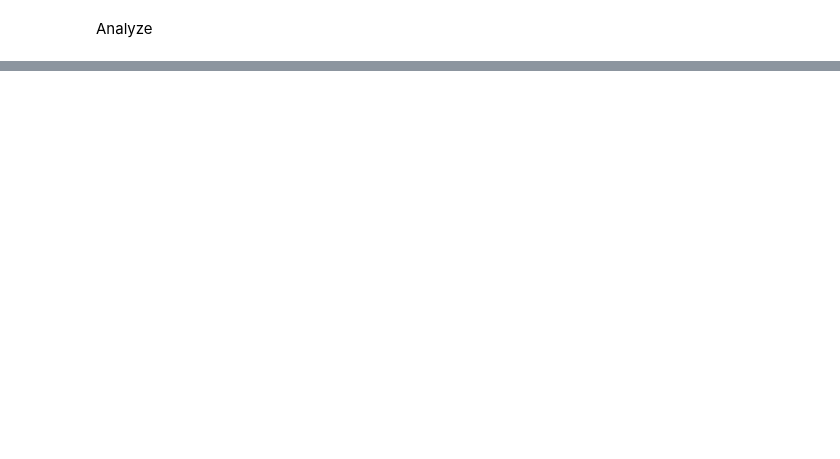
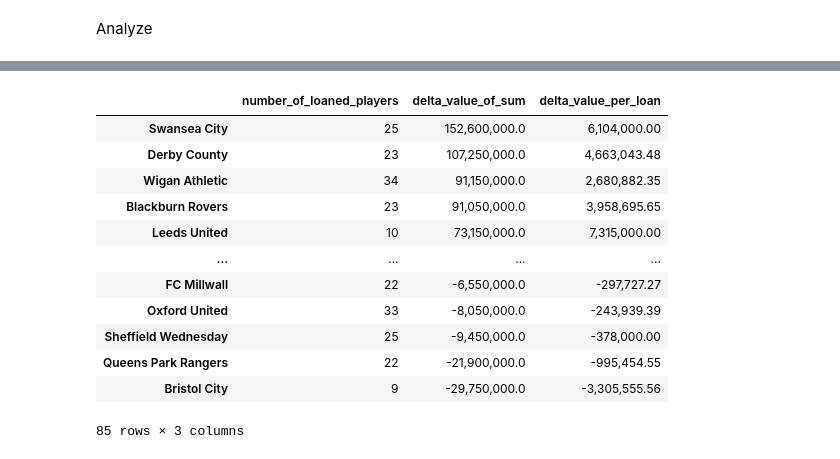
Before and after one commit to wsciekly-kredens/LoansEnglandAnalisis, a Jupyter notebook: analiza.ipynb, the cells around one changed output, grey strips where cells are left out. Cells and saved outputs as stored; diff of their text form; code cells hidden in the pictures; blank space fills up the shorter version.

```diff
--- a/analiza.ipynb
+++ b/analiza.ipynb
@@ -250,0 +188,5 @@ gracze"""
+# %%
+#Calculating which club loaned most valuable players
+most_valuable = data.groupby(['loaning_club'])['delta_value'].sum()
+plt.figure(figsize=(15,15))
+most_valuable.sort_values(ascending= False).plot(kind='bar')
@@ -250,0 +196,24 @@ gracze"""
+# %%
+ddata = loans_number.to_frame().join(most_valuable)
+ddata = ddata.rename(columns={'loaning_club' : 'number_of_loaned_players', 'delta_value' : 'delta_value_of_sum'})
+ddata['delta_value_per_loan'] = ddata.apply(lambda x : x['delta_value_of_sum'] / x['number_of_loaned_players'], axis=1)
+ddata = ddata.sort_values('delta_value_of_sum', ascending=False)
+
+ddata['delta_value_of_sum'] = ddata.apply(lambda x: "{:,}".format(x['delta_value_of_sum']), axis=1)
+pd.options.display.float_format = '{:,.2f}'.format
+
+ddata
+# %% [output]
+|  | number_of_loaned_players | delta_value_of_sum | delta_value_per_loan |
+| Swansea City | 25 | 152,600,000.0 | 6,104,000.00 |
+| Derby County | 23 | 107,250,000.0 | 4,663,043.48 |
+| Wigan Athletic | 34 | 91,150,000.0 | 2,680,882.35 |
+| Blackburn Rovers | 23 | 91,050,000.0 | 3,958,695.65 |
+| Leeds United | 10 | 73,150,000.0 | 7,315,000.00 |
+| ... | ... | ... | ... |
+| FC Millwall | 22 | -6,550,000.0 | -297,727.27 |
+| Oxford United | 33 | -8,050,000.0 | -243,939.39 |
+| Sheffield Wednesday | 25 | -9,450,000.0 | -378,000.00 |
+| Queens Park Rangers | 22 | -21,900,000.0 | -995,454.55 |
+| Bristol City | 9 | -29,750,000.0 | -3,305,555.56 |
+85 rows × 3 columns
```
Also changed, not shown: parts of 20 cells of this notebook, 1 other file.
